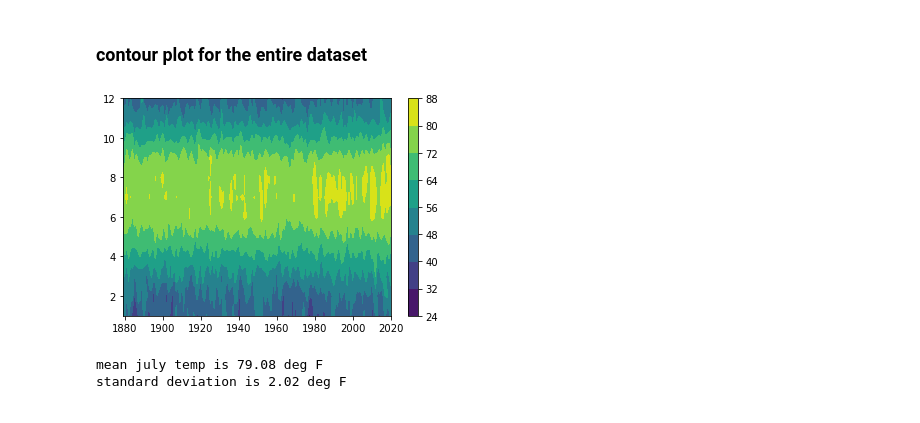
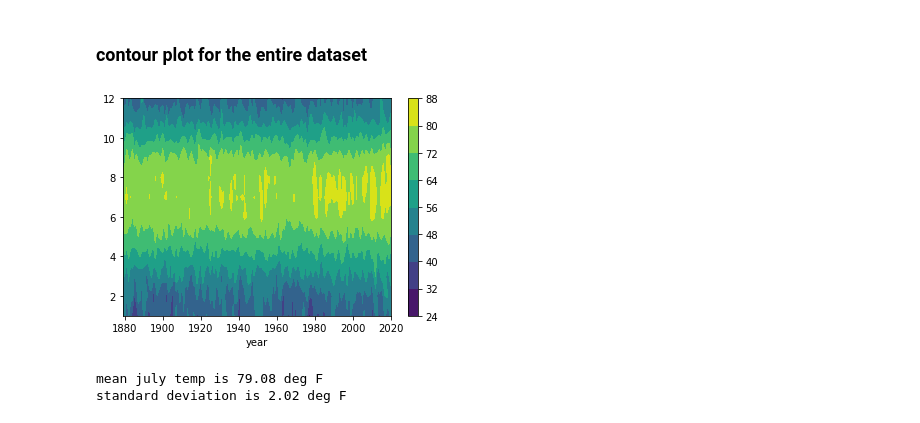
Before and after one commit to eas2655-taka/python_scripts, a Jupyter notebook: F2021/Week2_exercise.ipynb, the cells around one changed output. Drawn from its saved outputs; the diff is of its cells as text; code cells hidden in the pictures.

```diff
--- a/F2021/Week2_exercise.ipynb
+++ b/F2021/Week2_exercise.ipynb
@@ -29,16 +42,13 @@ df
 # %% [markdown]
 ### contour plot for the entire dataset
 # %%
-atlanta_temperature=df.to_numpy()
-year=atlanta_temperature[:,0]
-temp=atlanta_temperature[:,1:13:1]
 mon=np.arange(1,13,1)
 plt.contourf(year,mon,temp.T)
-xlabel('year')
+plt.xlabel('year')
 plt.colorbar()
 plt.show()
 # %% [output]
-[figure, old version]
+[figure, new version]
 # %%
 # extract July temperature
 july=atlanta_temperature[:,7]
```
Also changed, not shown: parts of 10 cells of this notebook.
